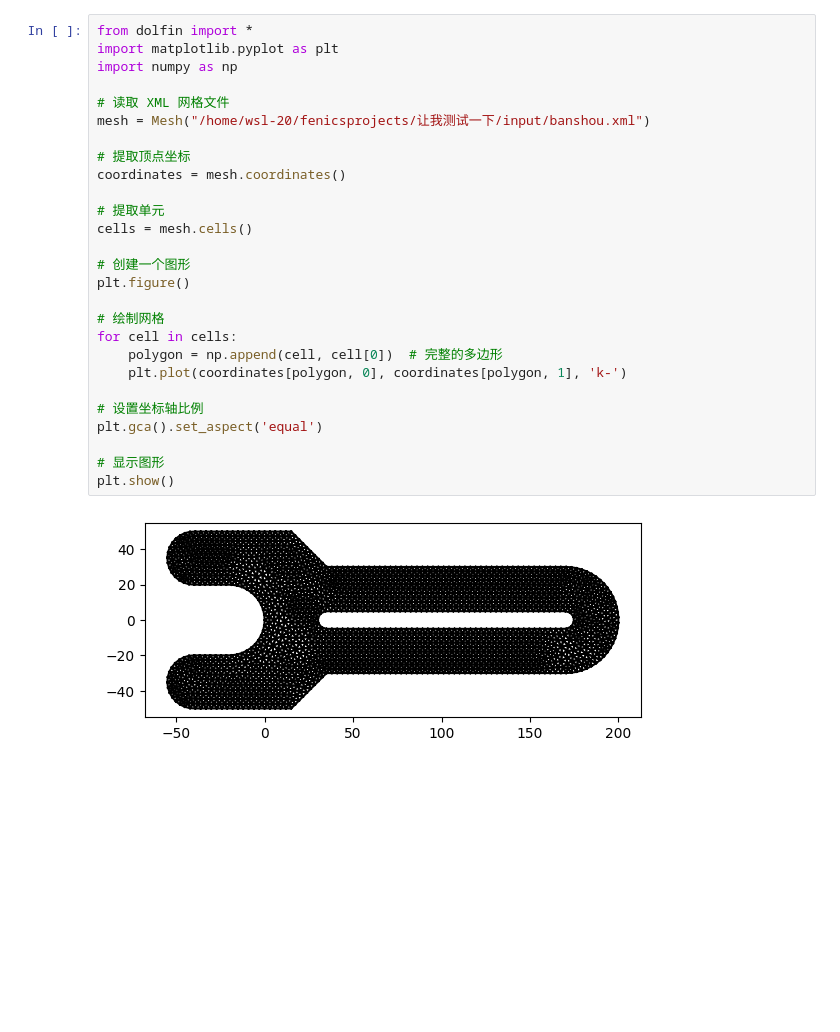
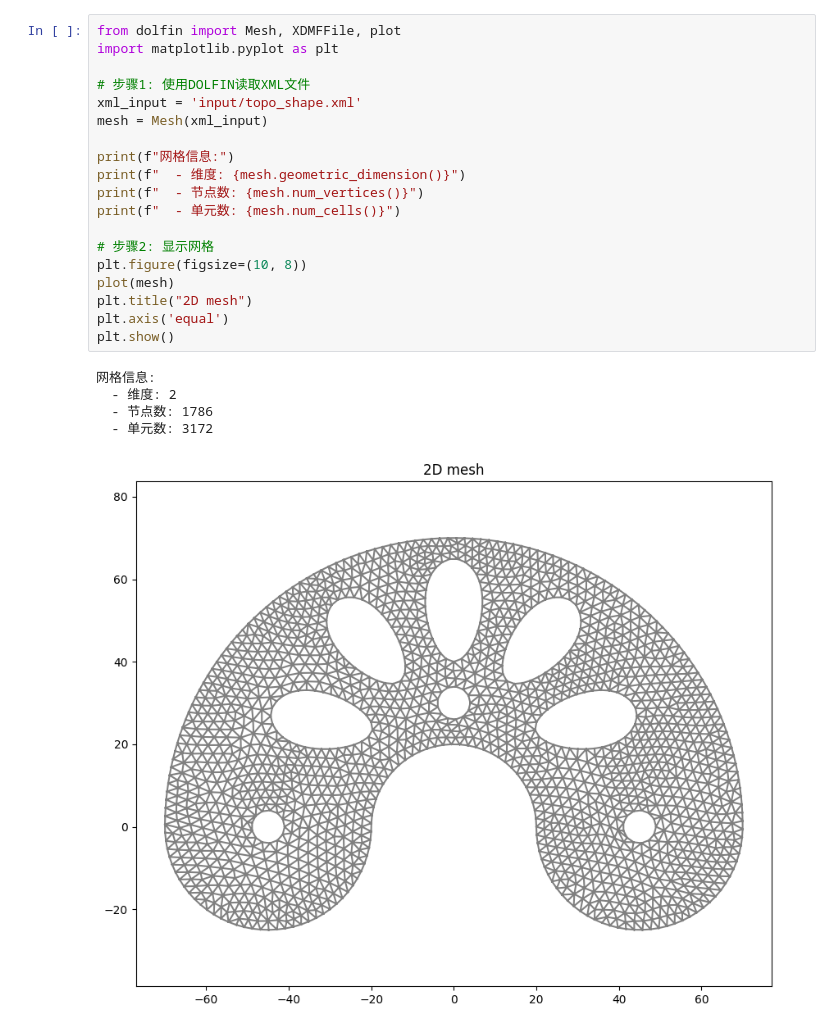
Before and after one commit to Jarvis-Chiang/fenics-test, a Jupyter notebook: test3.ipynb, the cells around one changed output. Cells and saved outputs as stored; diff of their text form; blank space fills up the shorter version.

Commit message:
添加loader mesh 功能

```diff
--- a/test3.ipynb
+++ b/test3.ipynb
@@ -9,29 +1,25 @@ Warning: DOLFIN XML is a legacy format. Consider using XDMF instead.
-# %%
-from dolfin import *
-import matplotlib.pyplot as plt
-import numpy as np
-
-# 读取 XML 网格文件
-mesh = Mesh("/home/wsl-20/fenicsprojects/让我测试一下/input/banshou.xml")
-
-# 提取顶点坐标
-coordinates = mesh.coordinates()
-
-# 提取单元
-cells = mesh.cells()
-
-# 创建一个图形
-plt.figure()
-
-# 绘制网格
-for cell in cells:
-    polygon = np.append(cell, cell[0])  # 完整的多边形
-    plt.plot(coordinates[polygon, 0], coordinates[polygon, 1], 'k-')
-
-# 设置坐标轴比例
-plt.gca().set_aspect('equal')
-
-# 显示图形
-plt.show()
-# %% [output]
-[figure, removed]
+# %%
+from dolfin import Mesh, XDMFFile, plot
+import matplotlib.pyplot as plt
+
+# 步骤1: 使用DOLFIN读取XML文件
+xml_input = 'input/topo_shape.xml'
+mesh = Mesh(xml_input)
+
+print(f"网格信息:")
+print(f"  - 维度: {mesh.geometric_dimension()}")
+print(f"  - 节点数: {mesh.num_vertices()}")
+print(f"  - 单元数: {mesh.num_cells()}")
+
+# 步骤2: 显示网格
+plt.figure(figsize=(10, 8))
+plot(mesh)
+plt.title("2D mesh")
+plt.axis('equal')
+plt.show()
+# %% [output]
+网格信息:
+  - 维度: 2
+  - 节点数: 1786
+  - 单元数: 3172
+[figure, added]
```
Also changed, not shown: parts of 2 cells of this notebook, 6 other files.
